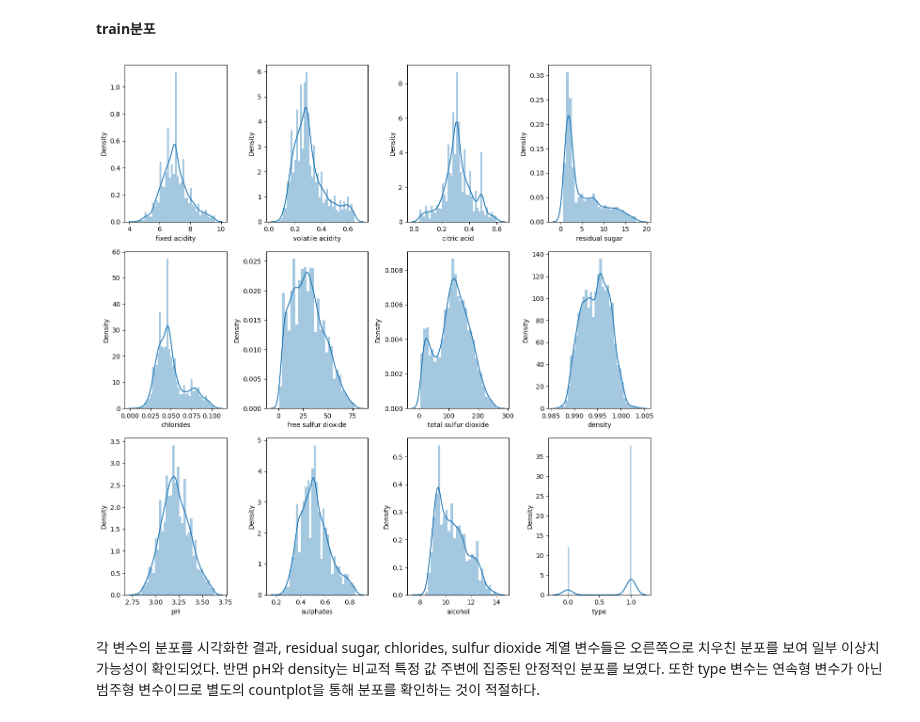
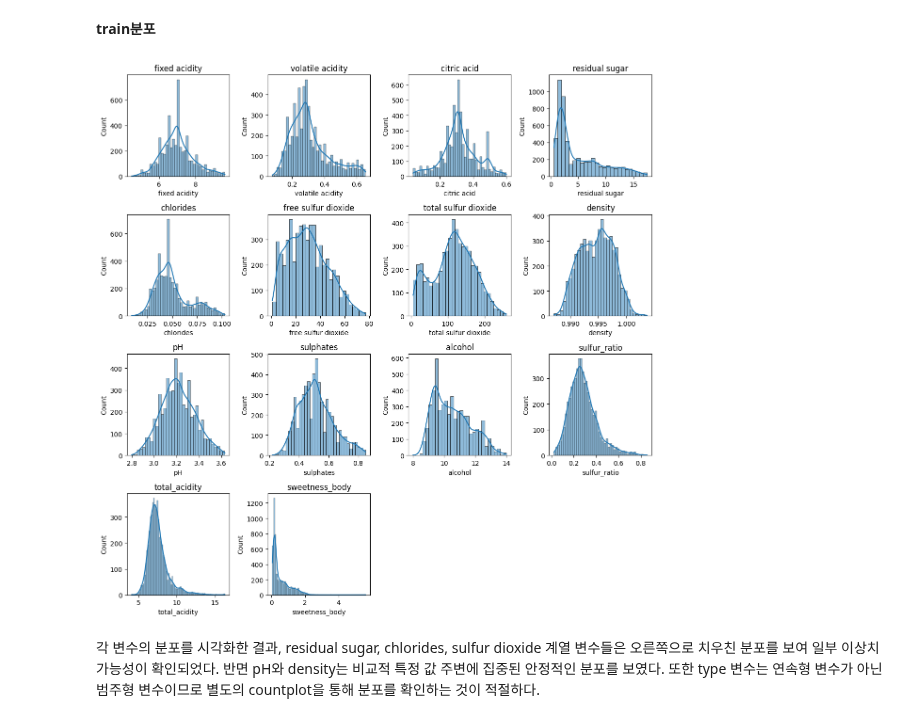
Before and after one commit to eojin22/ESAA, a Jupyter notebook: 미니_프로젝트(2).ipynb, the cells around one changed output. Cells and saved outputs as stored; diff of their text form; code cells hidden in the pictures.

```diff
--- a/미니_프로젝트(2).ipynb
+++ b/미니_프로젝트(2).ipynb
@@ -266,14 +310,29 @@ plt.show()
 와인의 품질 점수는 5점과 6점에 집중되어 있는 불균형 데이터 이다. 즉. 중간 품질 등급에 많은 와인이 포함된 다는 것을 알 수 있다.
 # %% [markdown]
 **train분포**
-# %%
-plt.figure(figsize=(12,12))
-for i in range(1, train.shape[1]):
-  plt.subplot(3,4,i)
-  sns.distplot(train.iloc[:,i])
-plt.tight_layout()
-# %% [output]
-[figure, removed]
+# %%
+import matplotlib.pyplot as plt
+import seaborn as sns
+import numpy as np
+
+plt.figure(figsize=(12,12))
+
+numerical_cols = ['fixed acidity', 'volatile acidity', 'citric acid', 'residual sugar',
+                   'chlorides', 'free sulfur dioxide', 'total sulfur dioxide', 'density',
+                   'pH', 'sulphates', 'alcohol', 'sulfur_ratio', 'total_acidity', 'sweetness_body']
+
+num_plots = len(numerical_cols)
+nrows = int(np.ceil(num_plots / 4))
+ncols = 4
+
+for i, col in enumerate(numerical_cols):
+    plt.subplot(nrows, ncols, i + 1)
+    sns.histplot(train[col], kde=True)
+    plt.title(col)
+plt.tight_layout()
+plt.show()
+# %% [output]
+[figure, added]
 # %% [markdown]
 각 변수의 분포를 시각화한 결과, residual sugar, chlorides, sulfur dioxide 계열 변수들은 오른쪽으로 치우친 분포를 보여 일부 이상치 가능성이 확인되었다. 반면 pH와 density는 비교적 특정 값 주변에 집중된 안정적인 분포를 보였다. 또한 type 변수는 연속형 변수가 아닌 범주형 변수이므로 별도의 countplot을 통해 분포를 확인하는 것이 적절하다.
 # %%
```
Also changed, not shown: parts of 25 cells of this notebook.
